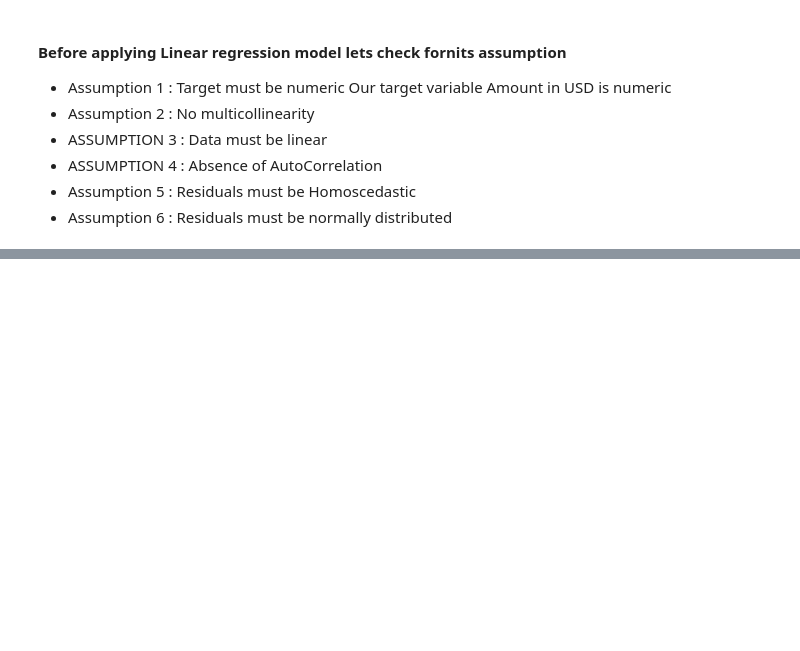
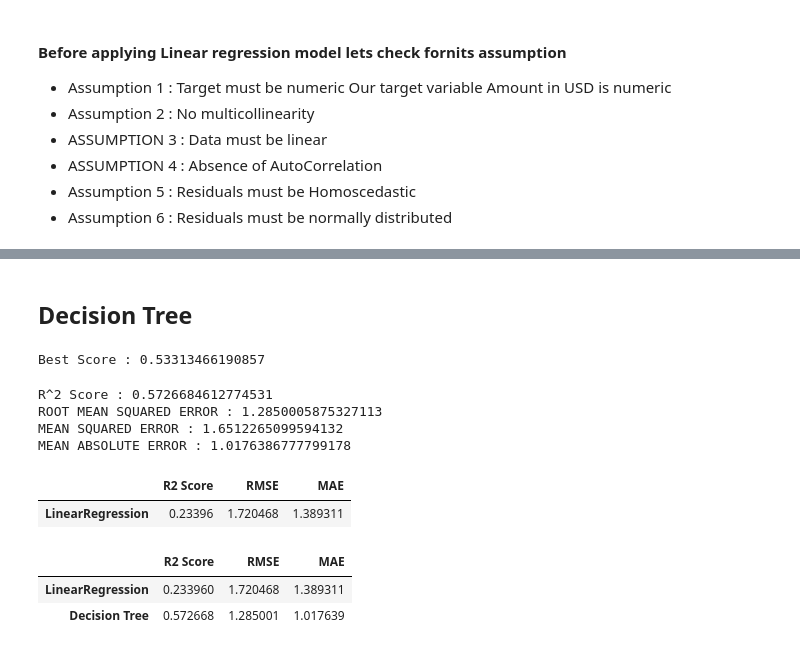
Before and after one commit to harshalgrover07/Start-Up-Funding, a Jupyter notebook: StartUp.ipynb, the cells around one changed output, grey strips where cells are left out. Cells and saved outputs as stored; diff of their text form; code cells hidden in the pictures; blank space fills up the shorter version.

```diff
--- a/StartUp.ipynb
+++ b/StartUp.ipynb
@@ -580,0 +644,12 @@ VIF = data[['']]
+# %%
+def model_tuning(model, grid, x_train=x_train, y_train=y_train, folds=6, score='r2'):
+    gscv = GridSearchCV(
+        estimator=model,
+        param_grid=grid,
+        cv=folds,
+        scoring=score,
+        verbose=0
+    )
+    gscv.fit(x_train, y_train)
+    print('Best Score :', gscv.best_score_)
+    return gscv.best_params_
@@ -580,0 +678,27 @@ VIF = data[['']]
+# %% [markdown]
+## Decision Tree
+# %%
+grid = {'max_depth': [3, 4, 5,7,9]}
+best_params_dt = model_tuning(DecisionTreeRegressor(), grid=grid)
+# %% [output]
+Best Score : 0.53313466190857
+# %%
+ypred_dt = model_training(DecisionTreeRegressor(**best_params_dt))
+# %%
+model_score(ypred_dt)
+# %% [output]
+R^2 Score : 0.5726684612774531
+ROOT MEAN SQUARED ERROR : 1.2850005875327113
+MEAN SQUARED ERROR : 1.6512265099594132
+MEAN ABSOLUTE ERROR : 1.0176386777799178
+# %%
+model_scorecard('LinearRegression',y_pred_lr)
+# %% [output]
+|  | R2 Score | RMSE | MAE |
+| LinearRegression | 0.23396 | 1.720468 | 1.389311 |
+# %%
+model_scorecard('Decision Tree',ypred_dt)
+# %% [output]
+|  | R2 Score | RMSE | MAE |
+| LinearRegression | 0.233960 | 1.720468 | 1.389311 |
+| Decision Tree | 0.572668 | 1.285001 | 1.017639 |
```
Also changed, not shown: parts of 23 cells of this notebook.
